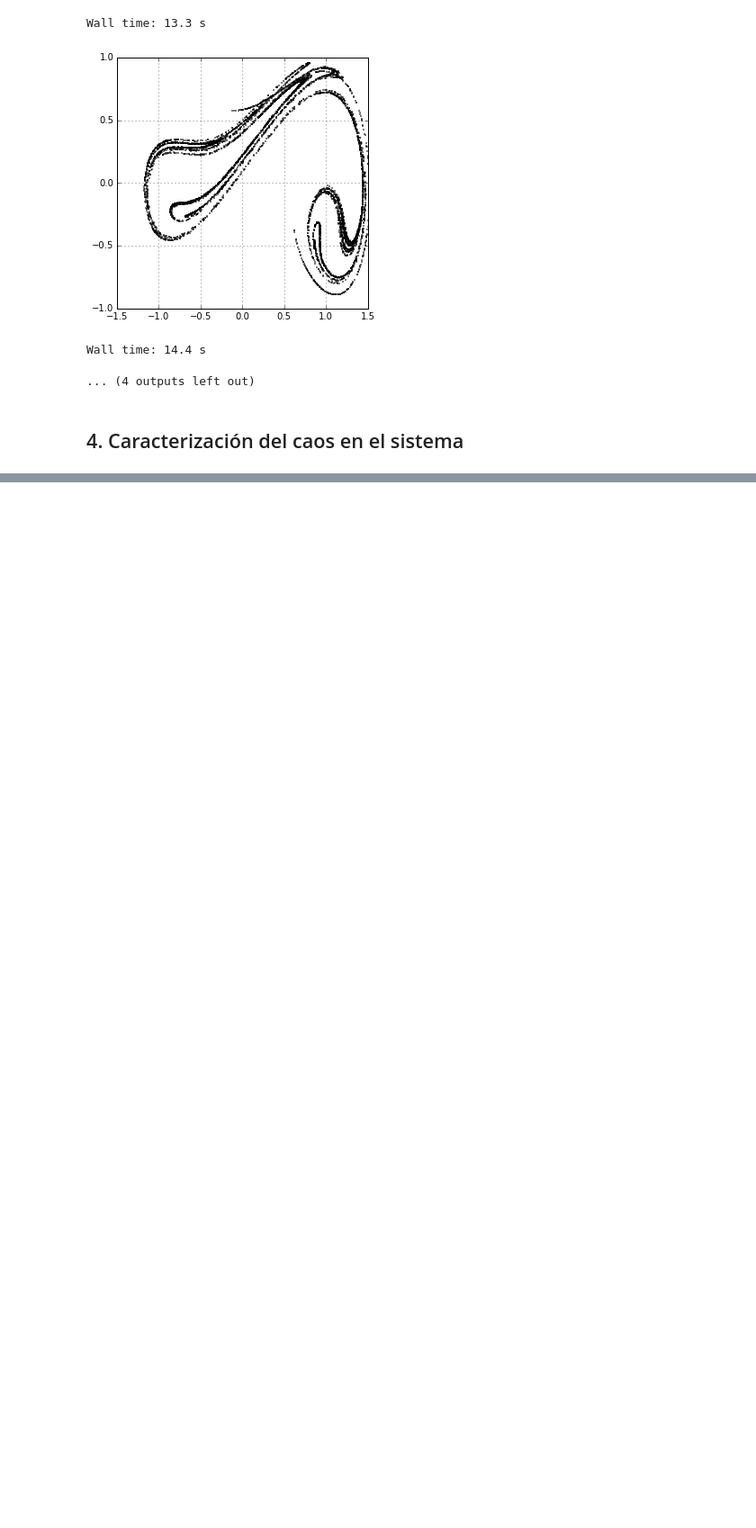
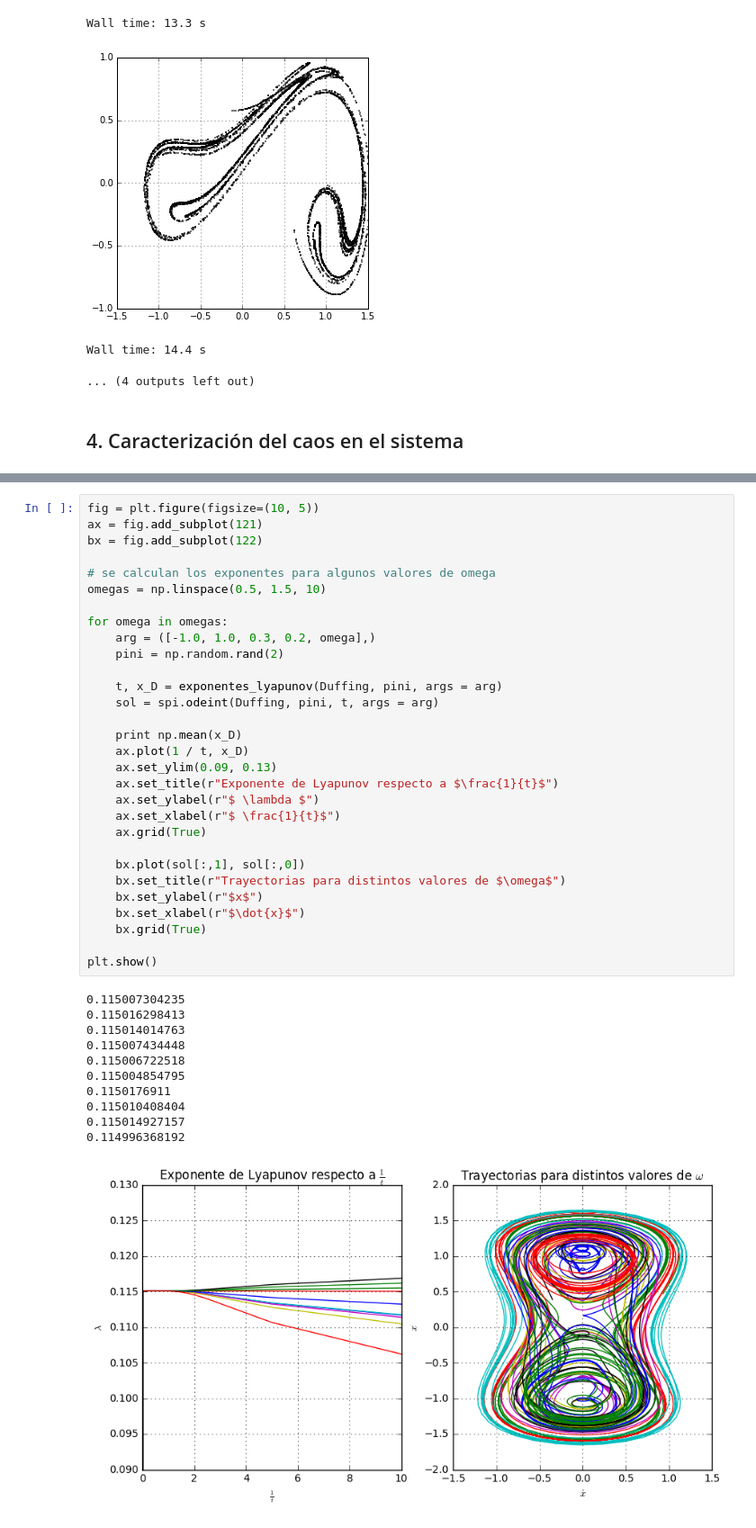
Before and after one commit to luyves/proyecto, a Jupyter notebook: Oscilador de Duffing.ipynb, the cells around one changed output, grey strips where cells are left out. Shown at 90% size. Drawn from its saved outputs; the diff is of its cells as text; blank space fills up the shorter version.

```diff
--- a/Oscilador de Duffing.ipynb
+++ b/Oscilador de Duffing.ipynb
@@ -349,0 +482,42 @@ Como las trayectorias divergen, es necesario re-normalizar la separación. Utili
+# %%
+fig = plt.figure(figsize=(10, 5))
+ax = fig.add_subplot(121)
+bx = fig.add_subplot(122)
+
+# se calculan los exponentes para algunos valores de omega
+omegas = np.linspace(0.5, 1.5, 10)
+
+for omega in omegas:
+    arg = ([-1.0, 1.0, 0.3, 0.2, omega],)
+    pini = np.random.rand(2)
+
+    t, x_D = exponentes_lyapunov(Duffing, pini, args = arg)
+    sol = spi.odeint(Duffing, pini, t, args = arg)
+
+    print np.mean(x_D)
+    ax.plot(1 / t, x_D)
+    ax.set_ylim(0.09, 0.13)
+    ax.set_title(r"Exponente de Lyapunov respecto a $\frac{1}{t}$")
+    ax.set_ylabel(r"$ \lambda $")
+    ax.set_xlabel(r"$ \frac{1}{t}$")
+    ax.grid(True)
+
+    bx.plot(sol[:,1], sol[:,0])
+    bx.set_title(r"Trayectorias para distintos valores de $\omega$")
+    bx.set_ylabel(r"$x$")
+    bx.set_xlabel(r"$\dot{x}$")
+    bx.grid(True)
+
+plt.show()
+# %% [output]
+0.115007304235
+0.115016298413
+0.115014014763
+0.115007434448
+0.115006722518
+0.115004854795
+0.1150176911
+0.115010408404
+0.115014927157
+0.114996368192
+[figure, added]
```
Also changed, not shown: parts of 15 cells of this notebook, 2 other files.
